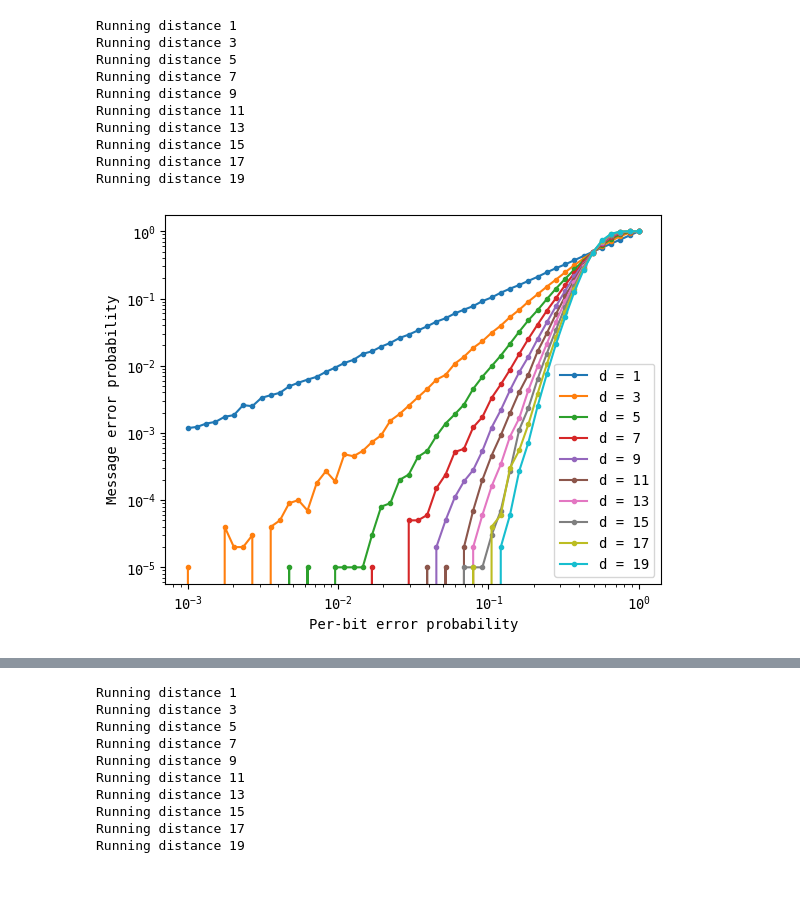
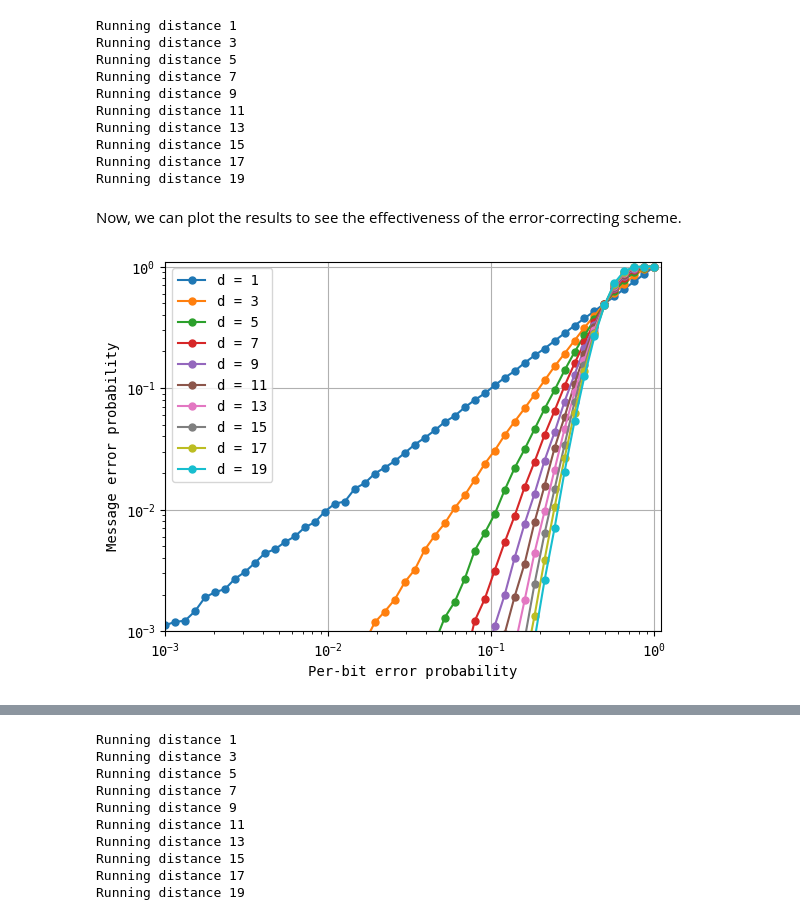
Before and after one commit to seunomonije/deltakit-textbook, a Jupyter notebook: docs/notebooks/ch1-intuition/classical-intuition.ipynb, the cells around one changed output, grey strips where cells are left out. Cells and saved outputs as stored; diff of their text form; code cells hidden in the pictures; blank space fills up the shorter version.

```diff
--- a/docs/notebooks/ch1-intuition/classical-intuition.ipynb
+++ b/docs/notebooks/ch1-intuition/classical-intuition.ipynb
@@ -84,12 +108,17 @@ Running distance 13
 Running distance 15
 Running distance 17
 Running distance 19
+# %% [markdown]
+Now, we can plot the results to see the effectiveness of the error-correcting scheme.
 # %%
 for code_distance, error_probabilities in zip(code_distances, all_code_distance_error_probabilities):
-    plotter.loglog(p_errors, error_probabilities, marker = '.', label=f'd = {code_distance}')
+    plotter.loglog(p_errors, error_probabilities, marker = '.', markersize = 10, label=f'd = {code_distance}')
 plotter.legend()
 plotter.xlabel('Per-bit error probability')
 plotter.ylabel('Message error probability')
+plotter.xlim([1e-3, 1.1])
+plotter.ylim([1e-3, 1.1])
+plotter.grid()
 plotter.show()
 # %% [output]
-[figure, old version]
+[figure, new version]
```
Also changed, not shown: parts of 25 cells of this notebook, 6 other files.
